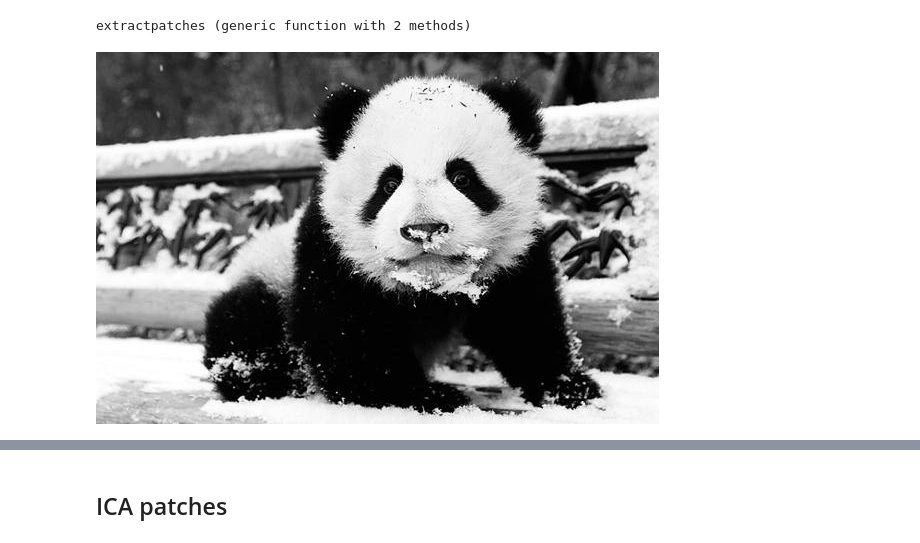
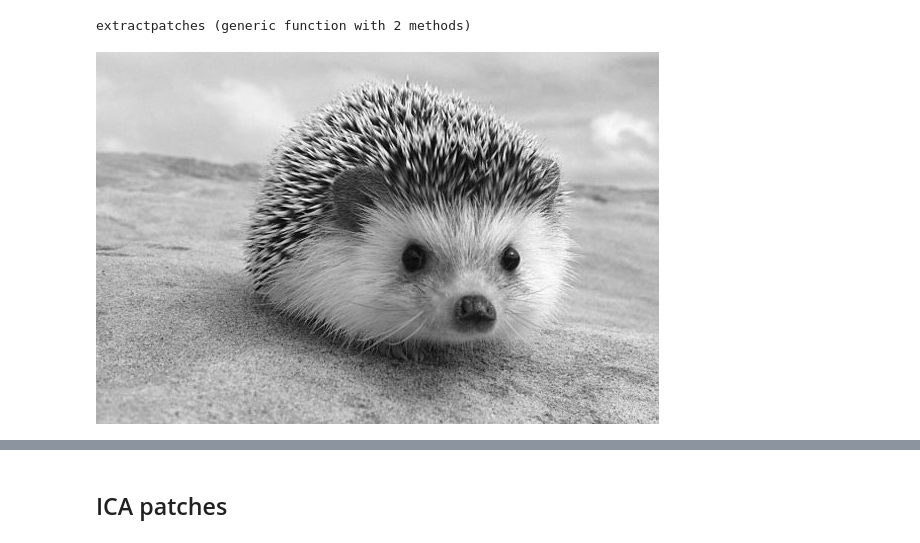
Before and after one commit to lingluanwh/FCA.jl, a Jupyter notebook: examples/patch/FCApatch_vs_ICApatch.ipynb, the cells around one changed output, grey strips where cells are left out. Cells and saved outputs as stored; diff of their text form; code cells hidden in the pictures.

```diff
--- a/examples/patch/FCApatch_vs_ICApatch.ipynb
+++ b/examples/patch/FCApatch_vs_ICApatch.ipynb
@@ -11,10 +16,10 @@ end
 # %% [output]
 extractpatches (generic function with 2 methods)
 # %%
-image = "../images/panda.jpg"
+image = "../images/hedgehog.jpg"
 img = Float64.(Gray.(load(image)))
 Gray.(img)
 # %% [output]
-[figure, old version]
+[figure, new version]
 # %%
 include("patch_displaying_utils.jl")
```
Also changed, not shown: parts of 10 cells of this notebook, 6 other files.
